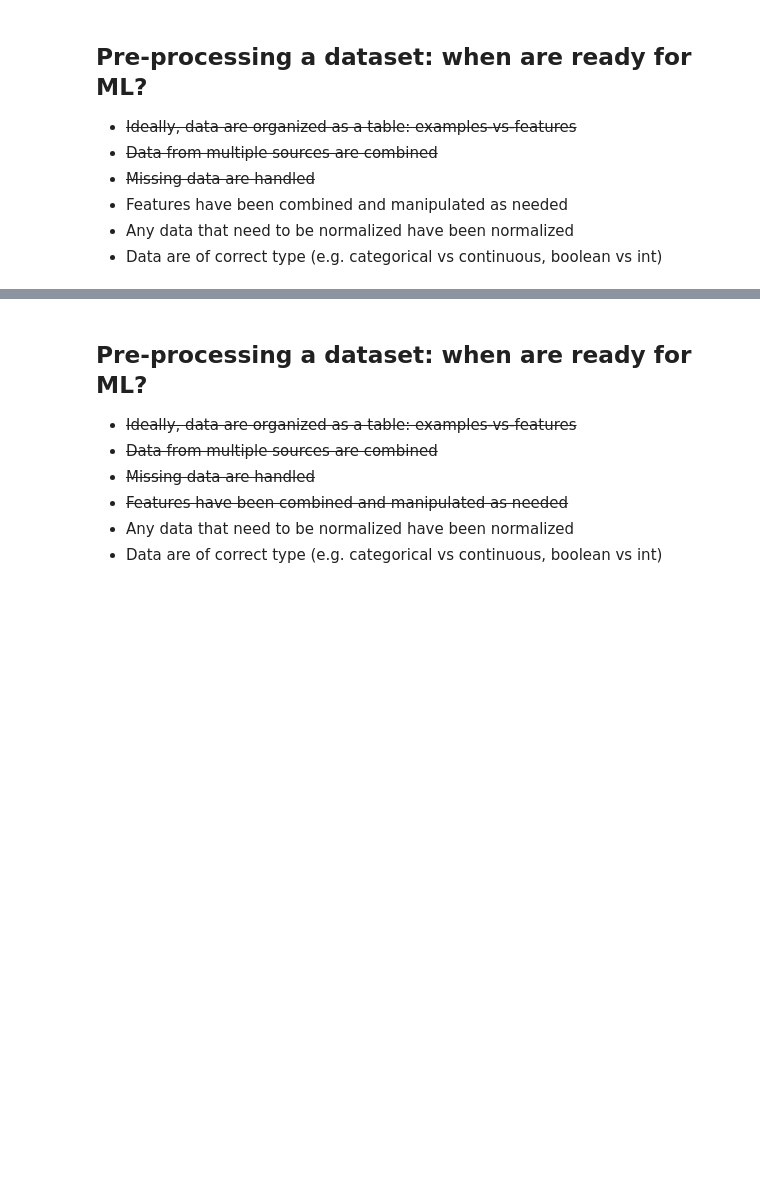
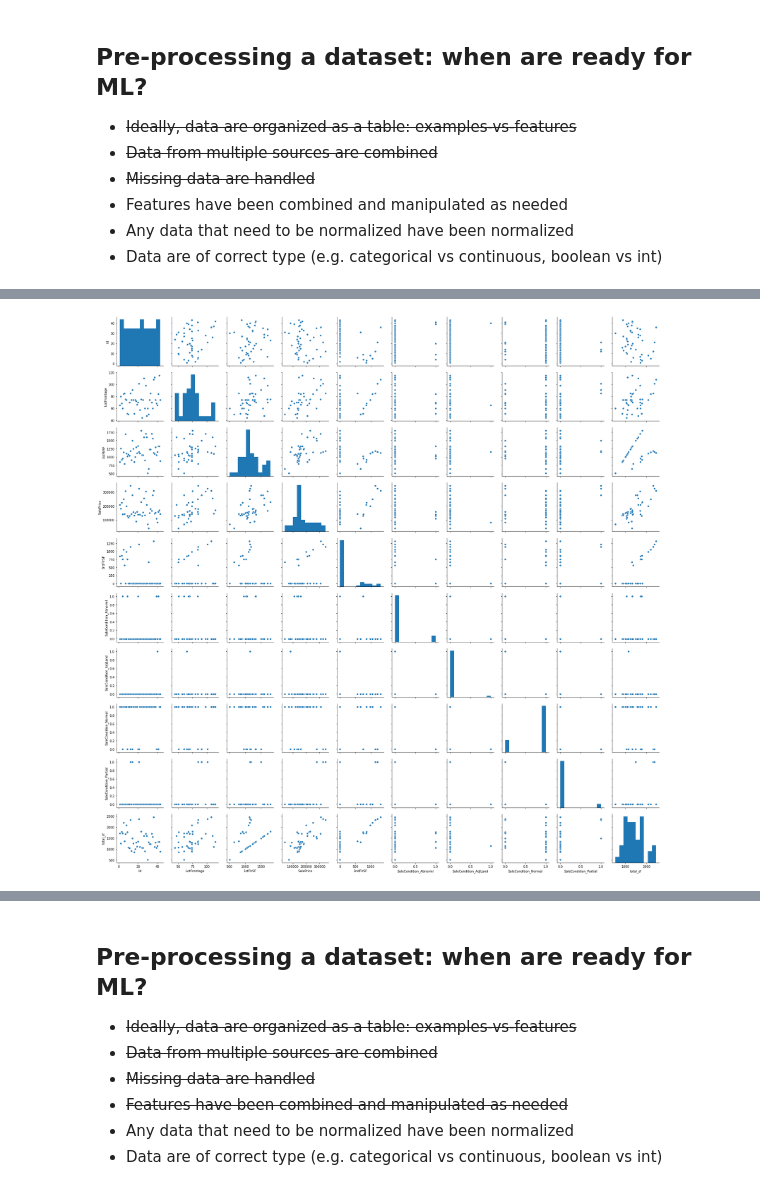
Before and after one commit to lichtend/fall2019, a Jupyter notebook: week3/Week3.ipynb, the cells around one changed output, grey strips where cells are left out. Cells and saved outputs as stored; diff of their text form; code cells hidden in the pictures; blank space fills up the shorter version.

```diff
--- a/week3/Week3.ipynb
+++ b/week3/Week3.ipynb
@@ -640,0 +793,6 @@ array([[ 65.        ],
+# %%
+sns.pairplot(boston);
+#sns tends to look much nicer than pandas
+#seaborn pairplot is equivalent of pandas scatter matrix
+# %% [output]
+[figure, added]
```
Also changed, not shown: parts of 53 cells of this notebook.
